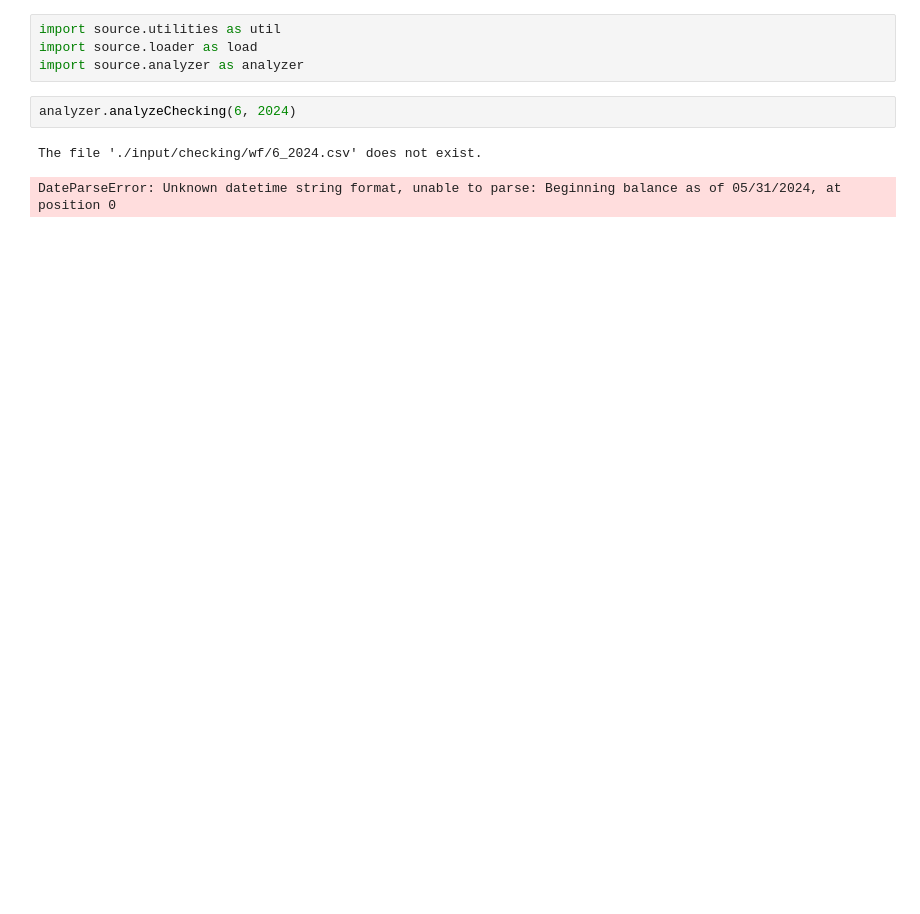
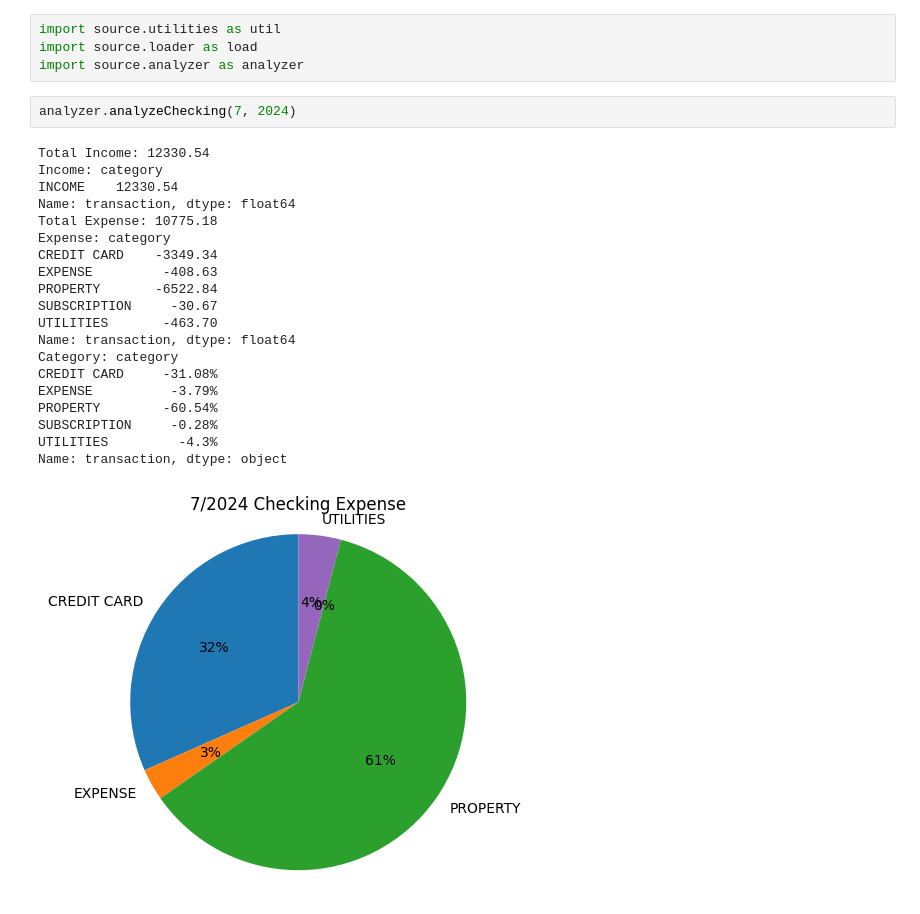
Before and after one commit to lonelytango/swiss-finance, a Jupyter notebook: analyzer.ipynb, the cells around one changed output. Saved outputs shown, nothing was run; the diff lists cells and outputs as text; blank space fills up the shorter version.

```diff
--- a/analyzer.ipynb
+++ b/analyzer.ipynb
@@ -3,8 +3,26 @@ import source.utilities as util
 import source.loader as load
 import source.analyzer as analyzer
 # %%
-analyzer.analyzeChecking(6, 2024)
+analyzer.analyzeChecking(7, 2024)
 # %% [output]
-The file './input/checking/wf/6_2024.csv' does not exist.
+Total Income: 12330.54
+Income: category
+INCOME    12330.54
+Name: transaction, dtype: float64
+Total Expense: 10775.18
+Expense: category
+CREDIT CARD    -3349.34
+EXPENSE         -408.63
+PROPERTY       -6522.84
+SUBSCRIPTION     -30.67
+UTILITIES       -463.70
+Name: transaction, dtype: float64
+Category: category
+CREDIT CARD     -31.08%
+EXPENSE          -3.79%
+PROPERTY        -60.54%
+SUBSCRIPTION     -0.28%
+UTILITIES         -4.3%
+Name: transaction, dtype: object
-DateParseError: Unknown datetime string format, unable to parse: Beginning balance as of 05/31/2024, at position 0
+[figure, added]
 # %%
```
Also changed, not shown: parts of 2 cells of this notebook.
